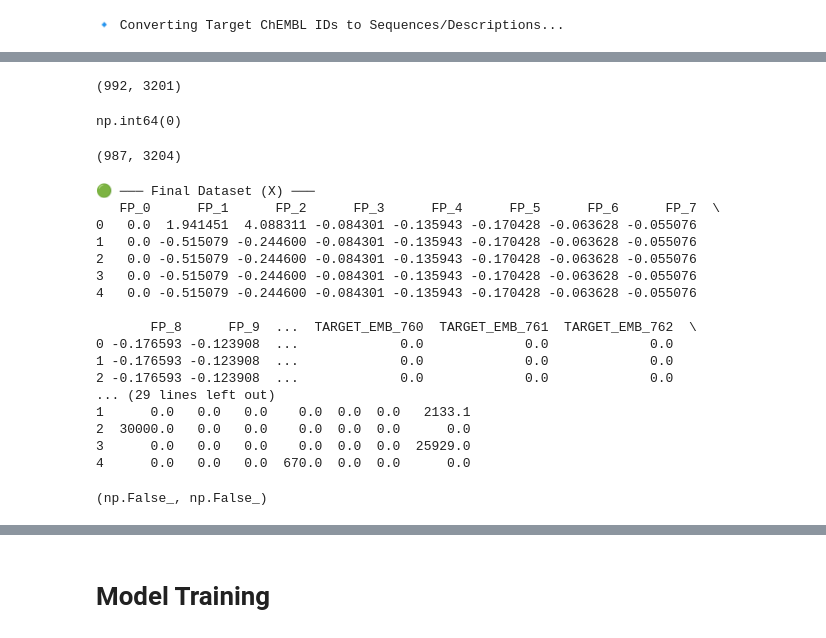
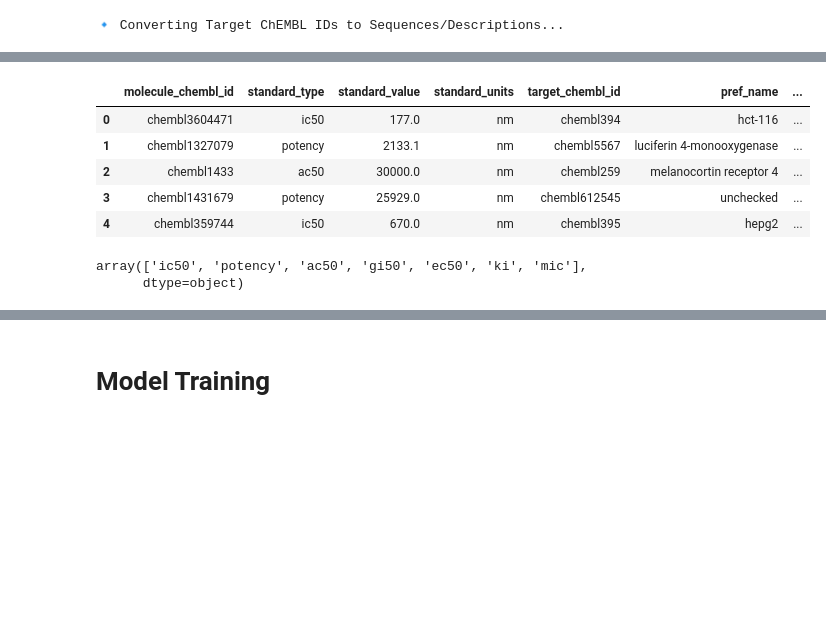
Before and after one commit to sanskarmodi8/ai_drug_discovery, a Jupyter notebook: trials/notebook.ipynb, the cells around one changed output, grey strips where cells are left out. Saved outputs shown, nothing was run; the diff lists cells and outputs as text; code cells hidden in the pictures; blank space fills up the shorter version.

```diff
--- a/trials/notebook.ipynb
+++ b/trials/notebook.ipynb
@@ -188,6 +198,6 @@ Passing `palette` without assigning `hue` is deprecated and will be removed in v
 # %%
 # using a small subset of the data from now onwards (just for this notebook experimentation) for faster computation
 
-df = df.sample(1000, random_state=42)
+df = df.sample(100, random_state=42)
 df.shape
 # %% [output]
@@ -390,55 +279,10 @@ features_df['standard_value'] = df['standard_value'].values
-# %%
-features_df.shape
-# %% [output]
-(992, 3201)
-# %%
-df["mol_SMILES"].isnull().sum()
-# %% [output]
-np.int64(0)
-# %%
-# creating final datasets for the model
-
-features_df = features_df.reset_index(drop=True)
-df = df.reset_index(drop=True)
-final_df = features_df
-final_df["mol_SMILES"] = df["mol_SMILES"]
-final_df["target_info"] = df["target_info"]
-final_df["standard_type"] = df["standard_type"]
-final_df["standard_value"] = df["standard_value"]
-final_df.dropna(inplace=True)
-final_df.shape
-# %% [output]
-(987, 3204)
-# %%
-# creating final datasets for the model
-
-X = final_df.drop(["standard_type", "standard_value"], axis=1)
-y = pd.get_dummies(final_df['standard_type']).mul(final_df['standard_value'], axis=0)
-
-print("\n🟢 ─── Final Dataset (X) ───")
-print(X.head())
-
-print("\n🟢 ─── Final Dataset (y) ───")
-print(y.head())
-# %% [output]
-🟢 ─── Final Dataset (X) ───
-   FP_0      FP_1      FP_2      FP_3      FP_4      FP_5      FP_6      FP_7  \
-0   0.0  1.941451  4.088311 -0.084301 -0.135943 -0.170428 -0.063628 -0.055076
-1   0.0 -0.515079 -0.244600 -0.084301 -0.135943 -0.170428 -0.063628 -0.055076
-2   0.0 -0.515079 -0.244600 -0.084301 -0.135943 -0.170428 -0.063628 -0.055076
-3   0.0 -0.515079 -0.244600 -0.084301 -0.135943 -0.170428 -0.063628 -0.055076
-4   0.0 -0.515079 -0.244600 -0.084301 -0.135943 -0.170428 -0.063628 -0.055076
-
-       FP_8      FP_9  ...  TARGET_EMB_760  TARGET_EMB_761  TARGET_EMB_762  \
-0 -0.176593 -0.123908  ...             0.0             0.0             0.0
-1 -0.176593 -0.123908  ...             0.0             0.0             0.0
-2 -0.176593 -0.123908  ...             0.0             0.0             0.0
-... (29 lines left out)
-1      0.0   0.0   0.0    0.0  0.0  0.0   2133.1
-2  30000.0   0.0   0.0    0.0  0.0  0.0      0.0
-3      0.0   0.0   0.0    0.0  0.0  0.0  25929.0
-4      0.0   0.0   0.0  670.0  0.0  0.0      0.0
-# %%
-X.isnull().sum().any(), y.isnull().sum().any()
-# %% [output]
-(np.False_, np.False_)
+# %%
+df.reset_index(drop=True, inplace=True)
+df.head()
+# %% [output]
+|  | molecule_chembl_id | standard_type | standard_value | standard_units | target_chembl_id | pref_name | ... |
+| 0 | chembl3604471 | ic50 | 177.0 | nm | chembl394 | hct-116 | ... |
+| 1 | chembl1327079 | potency | 2133.1 | nm | chembl5567 | luciferin 4-monooxygenase | ... |
+| 2 | chembl1433 | ac50 | 30000.0 | nm | chembl259 | melanocortin receptor 4 | ... |
+| 3 | chembl1431679 | potency | 25929.0 | nm | chembl612545 | unchecked | ... |
+| 4 | chembl359744 | ic50 | 670.0 | nm | chembl395 | hepg2 | ... |
@@ -444,0 +292,5 @@ X.isnull().sum().any(), y.isnull().sum().any()
+# %%
+df["standard_type"].unique()
+# %% [output]
+array(['ic50', 'potency', 'ac50', 'gi50', 'ec50', 'ki', 'mic'],
+      dtype=object)
```
Also changed, not shown: parts of 13 cells of this notebook, 2 other files.
